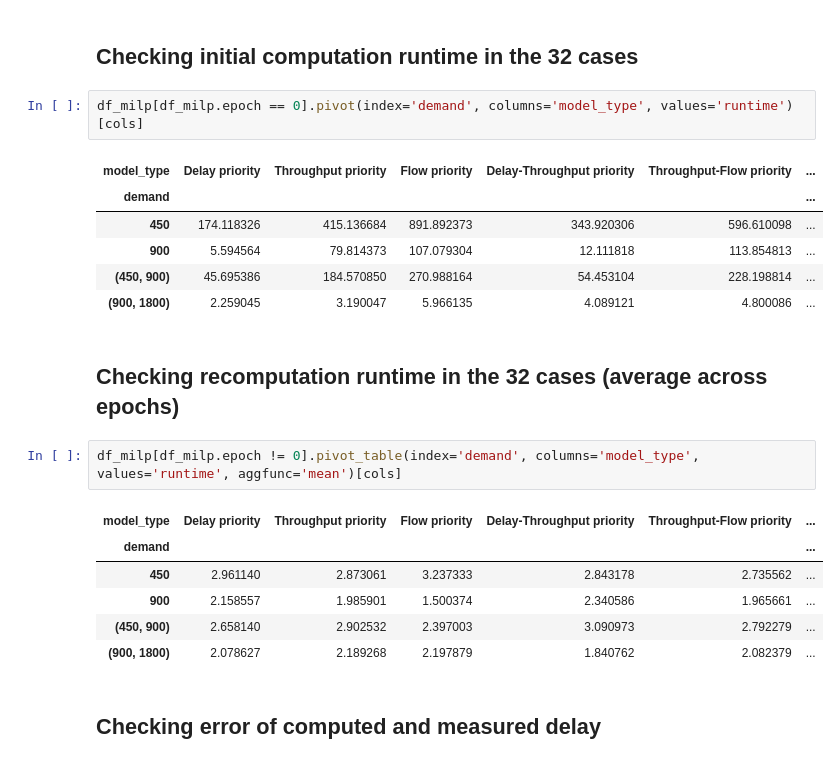
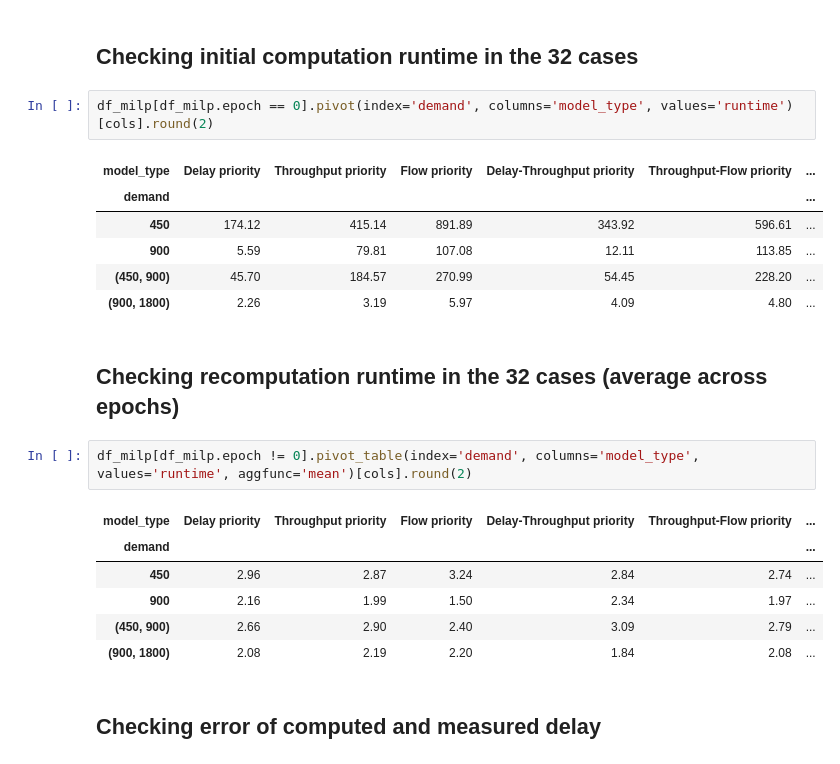
Before and after one commit to DEGABGED/ctm_data_processing, a Jupyter notebook: Analysis of Results.ipynb, the cells around one changed output. Saved outputs shown, nothing was run; the diff lists cells and outputs as text.

```diff
--- a/Analysis of Results.ipynb
+++ b/Analysis of Results.ipynb
@@ -147,25 +147,25 @@ Total actual throughput over 10 minutes (in vehicles)
 # %% [markdown]
 ## Checking initial computation runtime in the 32 cases
 # %%
-df_milp[df_milp.epoch == 0].pivot(index='demand', columns='model_type', values='runtime')[cols]
+df_milp[df_milp.epoch == 0].pivot(index='demand', columns='model_type', values='runtime')[cols].round(2)
 # %% [output]
 | model_type | Delay priority | Throughput priority | Flow priority | Delay-Throughput priority | Throughput-Flow priority | ... |
 | demand |  |  |  |  |  | ... |
-| 450 | 174.118326 | 415.136684 | 891.892373 | 343.920306 | 596.610098 | ... |
-| 900 | 5.594564 | 79.814373 | 107.079304 | 12.111818 | 113.854813 | ... |
-| (450, 900) | 45.695386 | 184.570850 | 270.988164 | 54.453104 | 228.198814 | ... |
-| (900, 1800) | 2.259045 | 3.190047 | 5.966135 | 4.089121 | 4.800086 | ... |
+| 450 | 174.12 | 415.14 | 891.89 | 343.92 | 596.61 | ... |
+| 900 | 5.59 | 79.81 | 107.08 | 12.11 | 113.85 | ... |
+| (450, 900) | 45.70 | 184.57 | 270.99 | 54.45 | 228.20 | ... |
+| (900, 1800) | 2.26 | 3.19 | 5.97 | 4.09 | 4.80 | ... |
 # %% [markdown]
 ## Checking recomputation runtime in the 32 cases (average across epochs)
 # %%
-df_milp[df_milp.epoch != 0].pivot_table(index='demand', columns='model_type', values='runtime', aggfunc='mean')[cols]
+df_milp[df_milp.epoch != 0].pivot_table(index='demand', columns='model_type', values='runtime', aggfunc='mean')[cols].round(2)
 # %% [output]
 | model_type | Delay priority | Throughput priority | Flow priority | Delay-Throughput priority | Throughput-Flow priority | ... |
 | demand |  |  |  |  |  | ... |
-| 450 | 2.961140 | 2.873061 | 3.237333 | 2.843178 | 2.735562 | ... |
-| 900 | 2.158557 | 1.985901 | 1.500374 | 2.340586 | 1.965661 | ... |
-| (450, 900) | 2.658140 | 2.902532 | 2.397003 | 3.090973 | 2.792279 | ... |
-| (900, 1800) | 2.078627 | 2.189268 | 2.197879 | 1.840762 | 2.082379 | ... |
+| 450 | 2.96 | 2.87 | 3.24 | 2.84 | 2.74 | ... |
+| 900 | 2.16 | 1.99 | 1.50 | 2.34 | 1.97 | ... |
+| (450, 900) | 2.66 | 2.90 | 2.40 | 3.09 | 2.79 | ... |
+| (900, 1800) | 2.08 | 2.19 | 2.20 | 1.84 | 2.08 | ... |
 # %% [markdown]
 ## Checking error of computed and measured delay
 # %%
```
Also changed, not shown: parts of 1 cell of this notebook.
